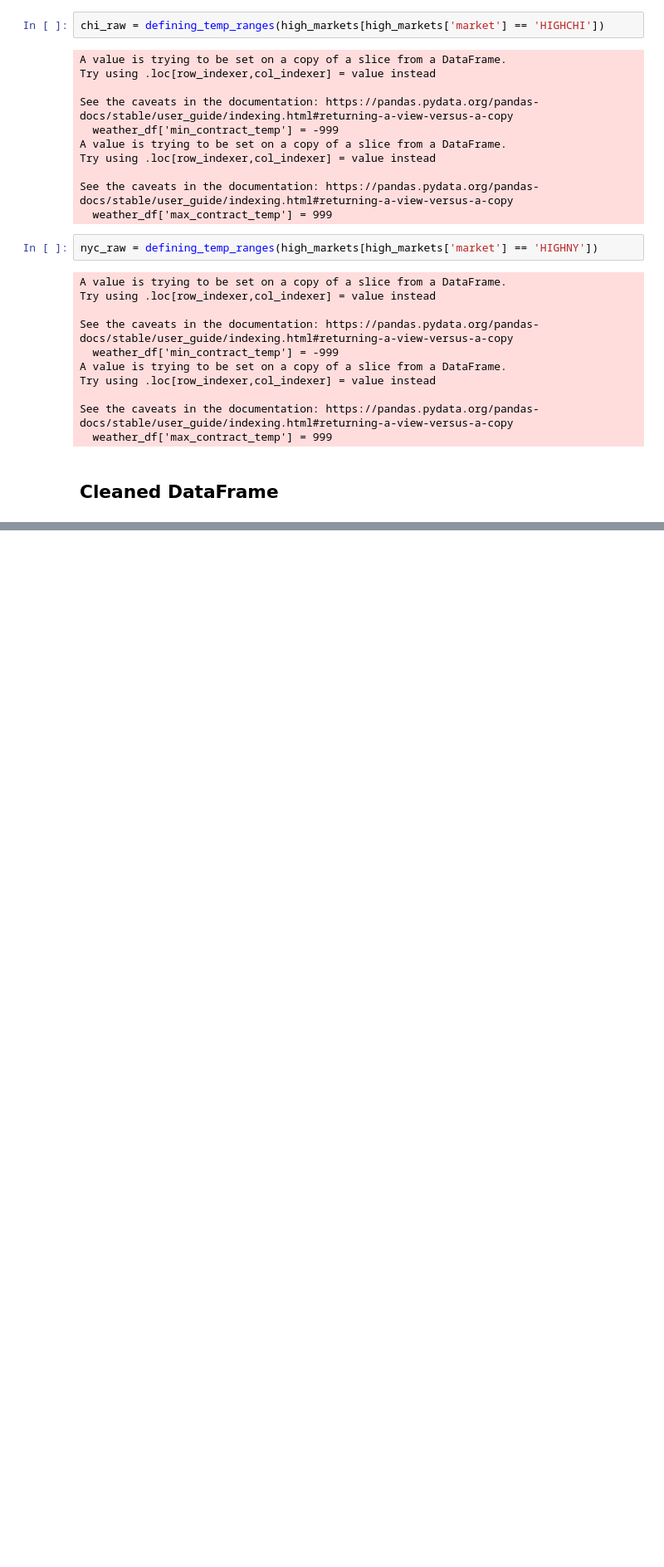
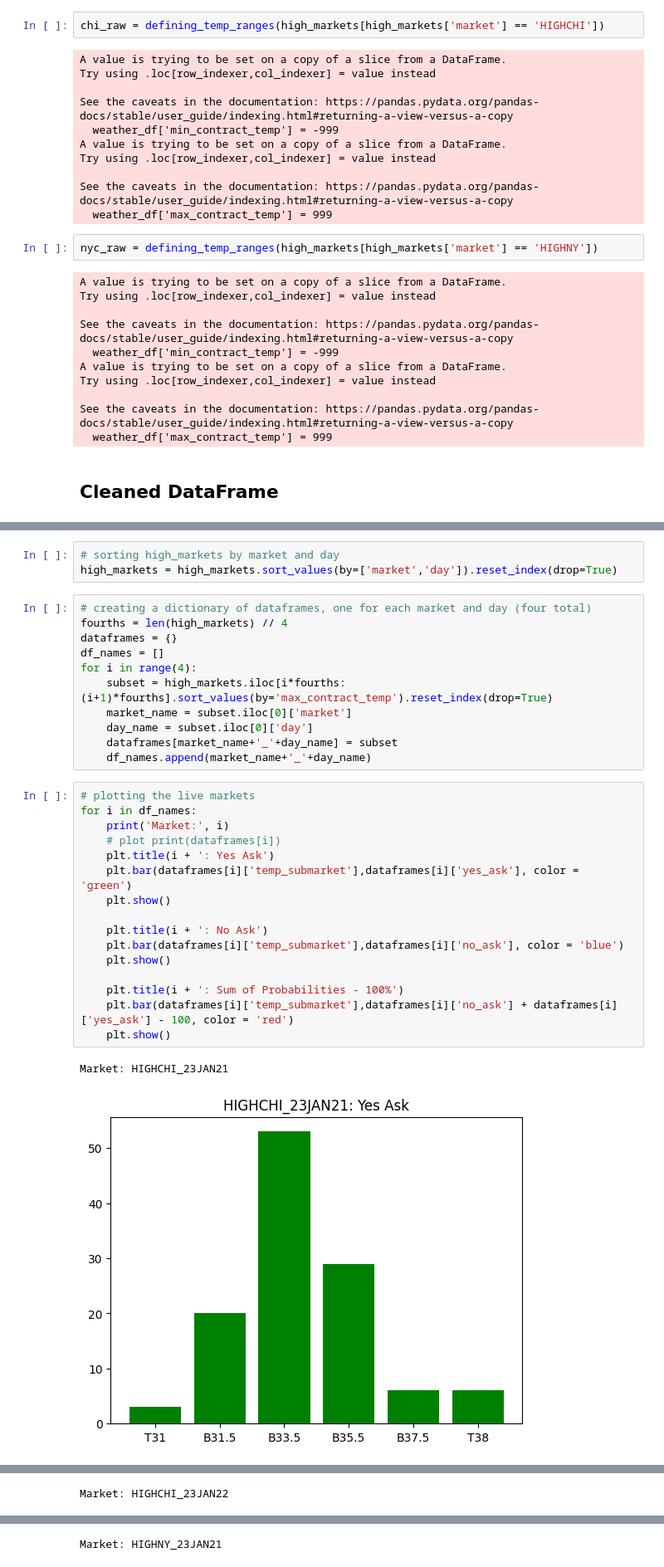
Before and after one commit to mattschro/WeatherPreds, a Jupyter notebook: weather_scraper.ipynb, the cells around one changed output, grey strips where cells are left out. Shown at 83% size. Saved outputs shown, nothing was run; the diff lists cells and outputs as text; blank space fills up the shorter version.

Commit message:
live market visuals

```diff
--- a/weather_scraper.ipynb
+++ b/weather_scraper.ipynb
@@ -295,0 +295,33 @@ high_markets
+# %%
+# sorting high_markets by market and day
+high_markets = high_markets.sort_values(by=['market','day']).reset_index(drop=True)
+# %%
+# creating a dictionary of dataframes, one for each market and day (four total)
+fourths = len(high_markets) // 4
+dataframes = {}
+df_names = []
+for i in range(4):
+    subset = high_markets.iloc[i*fourths:(i+1)*fourths].sort_values(by='max_contract_temp').reset_index(drop=True)
+    market_name = subset.iloc[0]['market']
+    day_name = subset.iloc[0]['day']
+    dataframes[market_name+'_'+day_name] = subset
+    df_names.append(market_name+'_'+day_name)
+# %%
+# plotting the live markets
+for i in df_names:
+    print('Market:', i)
+    # plot print(dataframes[i])
+    plt.title(i + ': Yes Ask')
+    plt.bar(dataframes[i]['temp_submarket'],dataframes[i]['yes_ask'], color = 'green')
+    plt.show()
+
+    plt.title(i + ': No Ask')
+    plt.bar(dataframes[i]['temp_submarket'],dataframes[i]['no_ask'], color = 'blue')
+    plt.show()
+
+    plt.title(i + ': Sum of Probabilities - 100%')
+    plt.bar(dataframes[i]['temp_submarket'],dataframes[i]['no_ask'] + dataframes[i]['yes_ask'] - 100, color = 'red')
+    plt.show()
+# %% [output]
+Market: HIGHCHI_23JAN21
+[figure, added]
@@ -295,0 +330 @@ high_markets
+Market: HIGHCHI_23JAN22
@@ -295,0 +334 @@ high_markets
+Market: HIGHNY_23JAN21
```
Also changed, not shown: parts of 10 cells of this notebook.
